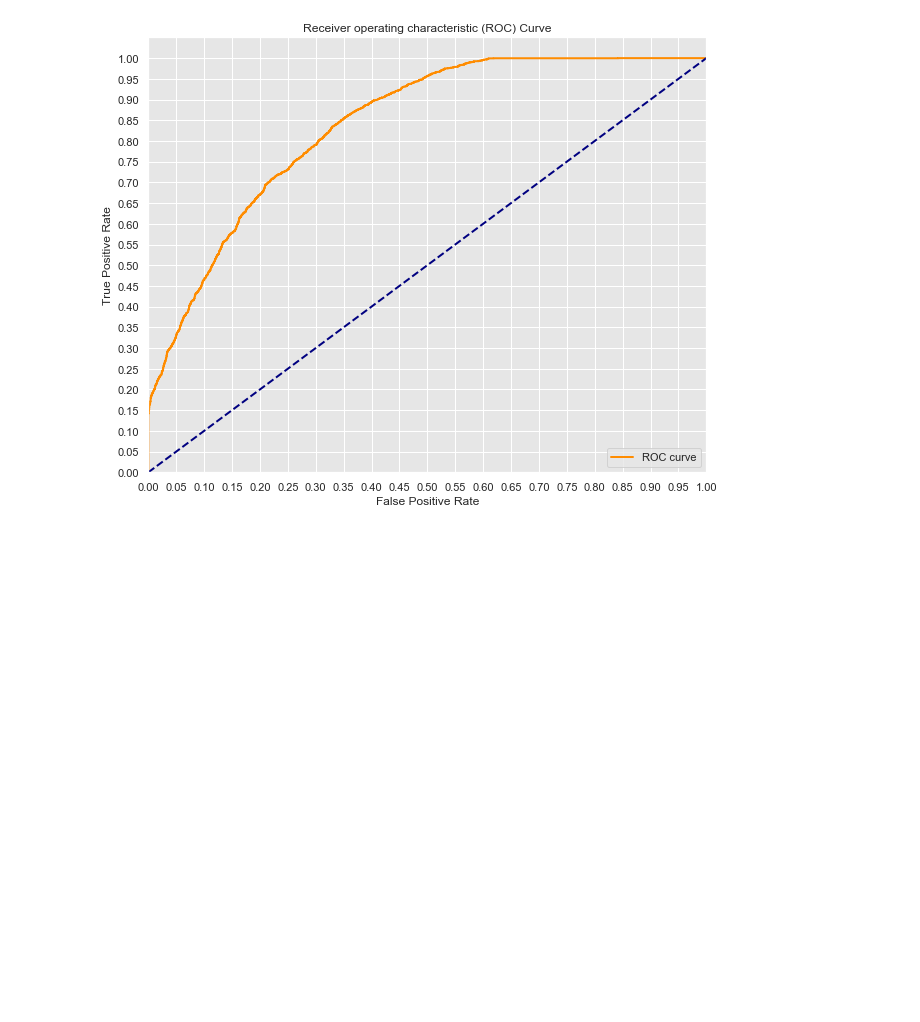
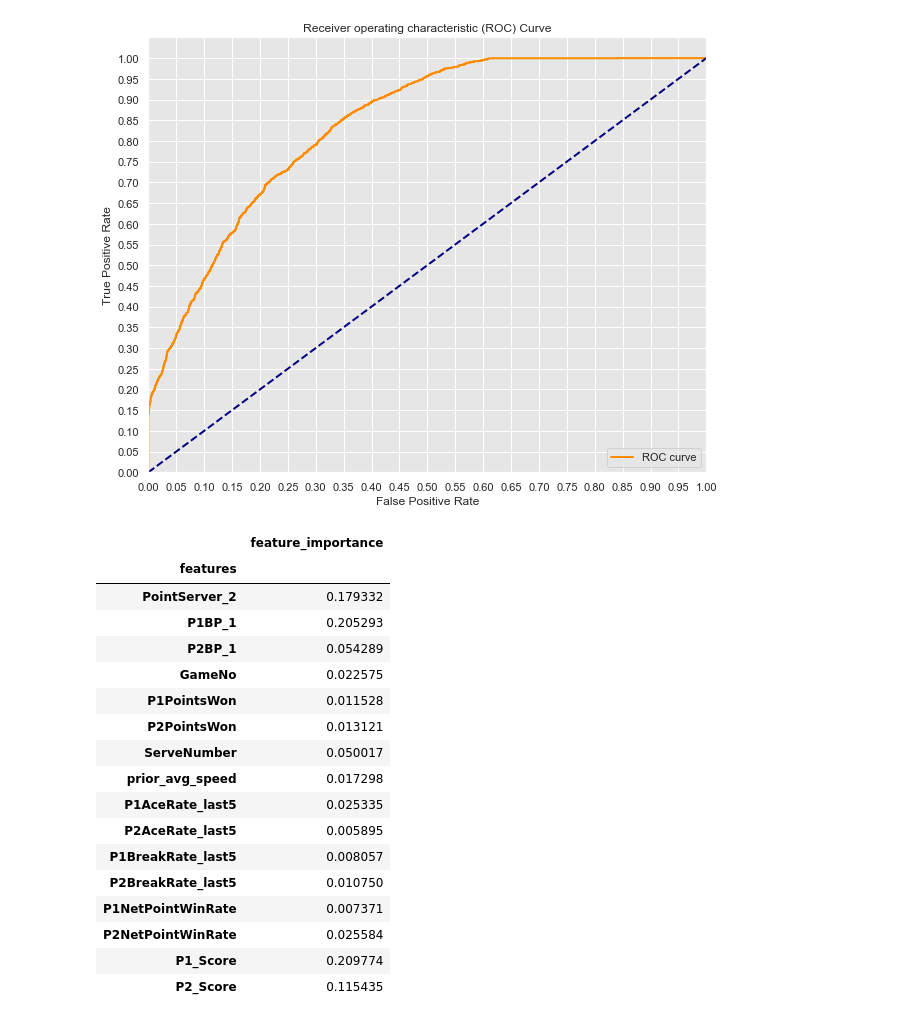
Before and after one commit to Sepelbaum/tennis, a Jupyter notebook: Model Building.ipynb, the cells around one changed output. Cells and saved outputs as stored; diff of their text form; code cells hidden in the pictures; blank space fills up the shorter version.

```diff
--- a/Model Building.ipynb
+++ b/Model Building.ipynb
@@ -601,0 +593,21 @@ roc_auc_gb = auc(fpr_gb, tpr_gb)
+# %%
+df_feature_importance_top_16
+# %% [output]
+|  | feature_importance |
+| features |  |
+| PointServer_2 | 0.179332 |
+| P1BP_1 | 0.205293 |
+| P2BP_1 | 0.054289 |
+| GameNo | 0.022575 |
+| P1PointsWon | 0.011528 |
+| P2PointsWon | 0.013121 |
+| ServeNumber | 0.050017 |
+| prior_avg_speed | 0.017298 |
+| P1AceRate_last5 | 0.025335 |
+| P2AceRate_last5 | 0.005895 |
+| P1BreakRate_last5 | 0.008057 |
+| P2BreakRate_last5 | 0.010750 |
+| P1NetPointWinRate | 0.007371 |
+| P2NetPointWinRate | 0.025584 |
+| P1_Score | 0.209774 |
+| P2_Score | 0.115435 |
```
Also changed, not shown: parts of 24 cells of this notebook.
